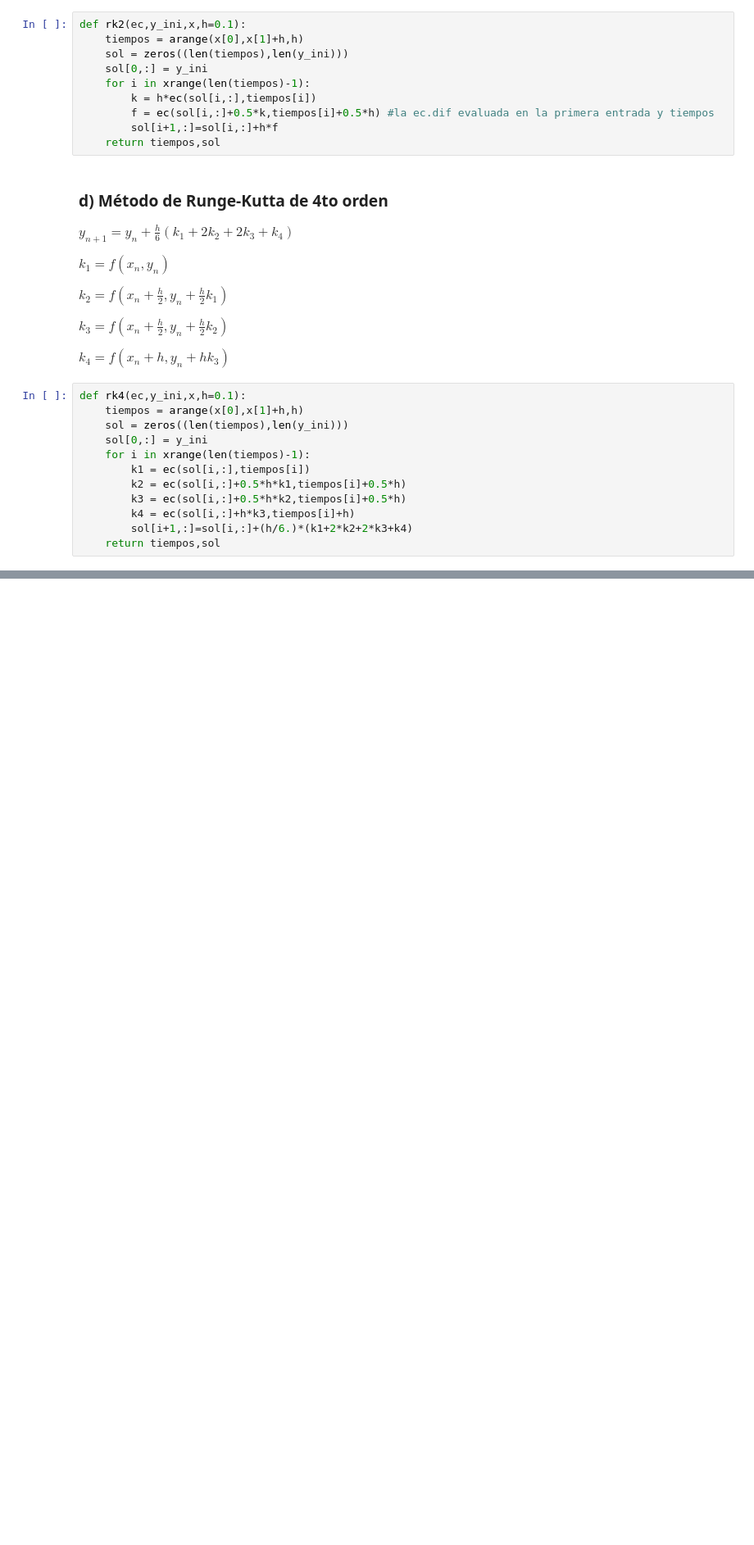
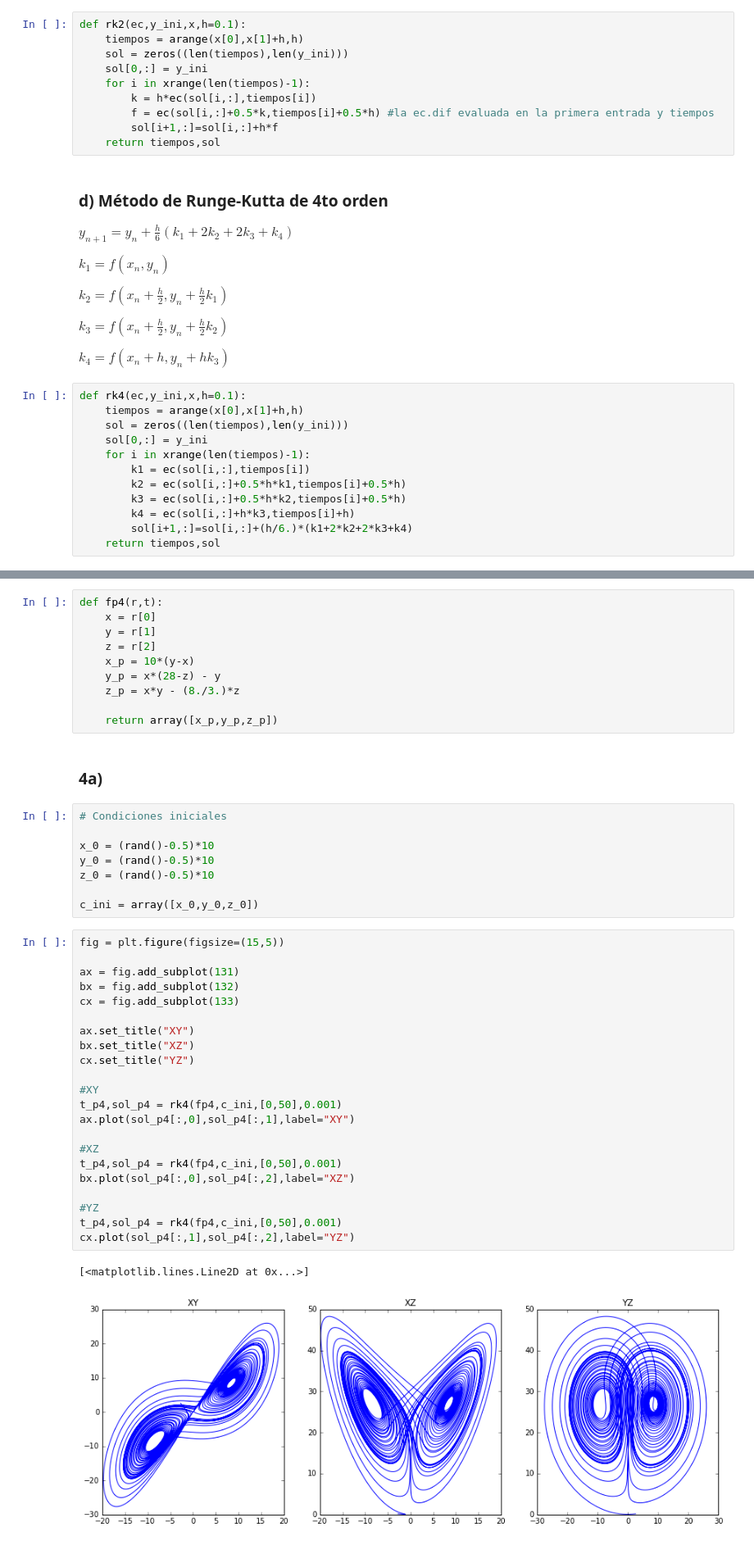
Before and after one commit to plascurain/fisicacomputacional, a Jupyter notebook: Tarea_1.ipynb, the cells around one changed output, grey strips where cells are left out. Shown at 82% size. Drawn from its saved outputs; the diff is of its cells as text; blank space fills up the shorter version.

```diff
--- a/Tarea_1.ipynb
+++ b/Tarea_1.ipynb
@@ -82,0 +140,45 @@ def rk4(ec,y_ini,x,h=0.1):
+# %%
+def fp4(r,t):
+    x = r[0]
+    y = r[1]
+    z = r[2]
+    x_p = 10*(y-x)
+    y_p = x*(28-z) - y
+    z_p = x*y - (8./3.)*z
+
+    return array([x_p,y_p,z_p])
+# %% [markdown]
+### 4a)
+# %%
+# Condiciones iniciales
+
+x_0 = (rand()-0.5)*10
+y_0 = (rand()-0.5)*10
+z_0 = (rand()-0.5)*10
+
+c_ini = array([x_0,y_0,z_0])
+# %%
+fig = plt.figure(figsize=(15,5))
+
+ax = fig.add_subplot(131)
+bx = fig.add_subplot(132)
+cx = fig.add_subplot(133)
+
+ax.set_title("XY")
+bx.set_title("XZ")
+cx.set_title("YZ")
+
+#XY
+t_p4,sol_p4 = rk4(fp4,c_ini,[0,50],0.001)
+ax.plot(sol_p4[:,0],sol_p4[:,1],label="XY")
+
+#XZ
+t_p4,sol_p4 = rk4(fp4,c_ini,[0,50],0.001)
+bx.plot(sol_p4[:,0],sol_p4[:,2],label="XZ")
+
+#YZ
+t_p4,sol_p4 = rk4(fp4,c_ini,[0,50],0.001)
+cx.plot(sol_p4[:,1],sol_p4[:,2],label="YZ")
+# %% [output]
+[<matplotlib.lines.Line2D at 0x...>]
+[figure, added]
```
Also changed, not shown: parts of 13 cells of this notebook.
